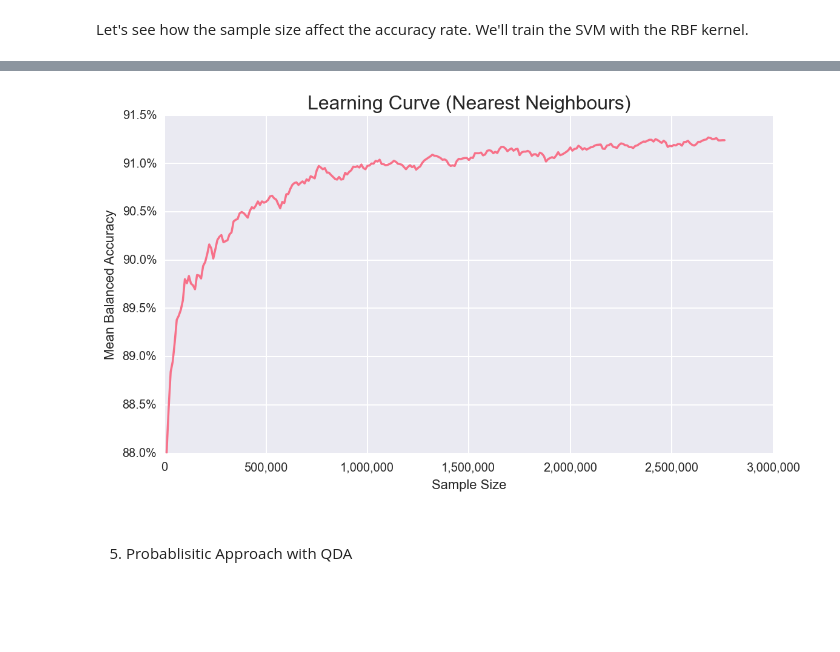
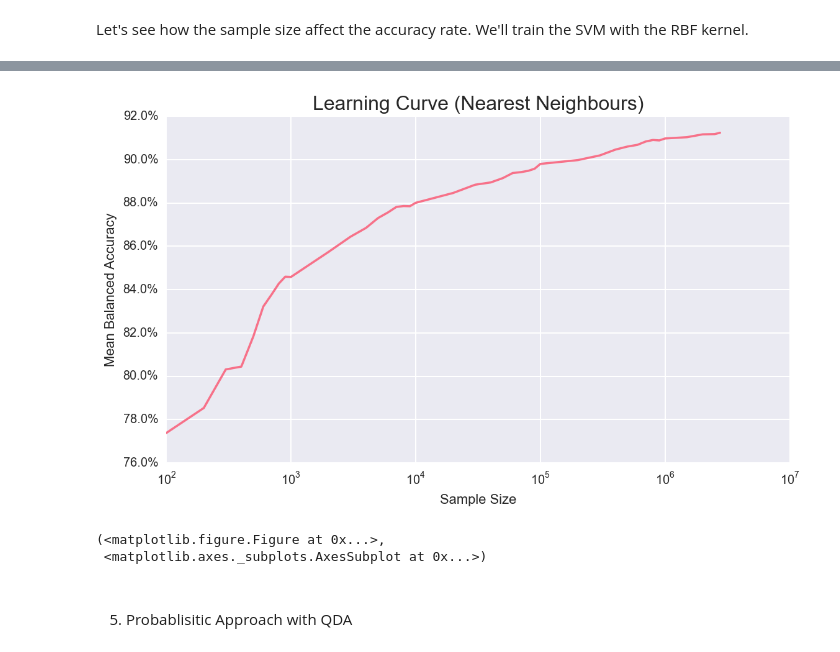
Before and after one commit to chengsoonong/mclass-sky, a Jupyter notebook: sdss_classification.ipynb, the cells around one changed output, grey strips where cells are left out. Saved outputs shown, nothing was run; the diff lists cells and outputs as text; code cells hidden in the pictures; blank space fills up the shorter version.

```diff
--- a/sdss_classification.ipynb
+++ b/sdss_classification.ipynb
@@ -170,5 +177,6 @@ plot_learning_curve(sample_sizes, lc_accuracy_test, "Learning Curve (Random Fore
 # %%
-sample_sizes = np.arange(10000, 2770000, 10000)
+sample_sizes = np.concatenate((np.arange(100, 1000, 100), np.arange(1000, 10000, 1000), np.arange(10000, 100000, 10000),
+                               np.arange(100000, 1000000, 100000), np.arange(1000000, 2770000, 500000), [2760000]))
 lc_accuracy_test = []
 
 for i in sample_sizes:
@@ -187,11 +195,16 @@ for i in sample_sizes:
 
 # save output for later use
 with open('results/sdss_classification/learning_cuve_k_neighbours.pickle', 'wb') as f:
-    pickle.dump(lc_accuracy_test, f, pickle.HIGHEST_PROTOCOL)
+    pickle.dump((sample_sizes, lc_accuracy_test), f, pickle.HIGHEST_PROTOCOL)
-# %%
-plot_learning_curve(sample_sizes, lc_accuracy_test, "Learning Curve (Nearest Neighbours)")
-# %% [output]
-[figure, removed]
+# %%
+with open('results/sdss_classification/learning_cuve_k_neighbours.pickle', 'rb') as f:
+    sample_sizes, lc_accuracy_test = pickle.load(f)
+
+plot_learning_curve(sample_sizes, lc_accuracy_test, "Learning Curve (Nearest Neighbours)")
+# %% [output]
+[figure, added]
+(<matplotlib.figure.Figure at 0x...>,
+ <matplotlib.axes._subplots.AxesSubplot at 0x...>)
 # %% [markdown]
 ## <a id='s5'></a>
 5. Probablisitic Approach with QDA
```
Also changed, not shown: parts of 7 cells of this notebook, 8 other files.
